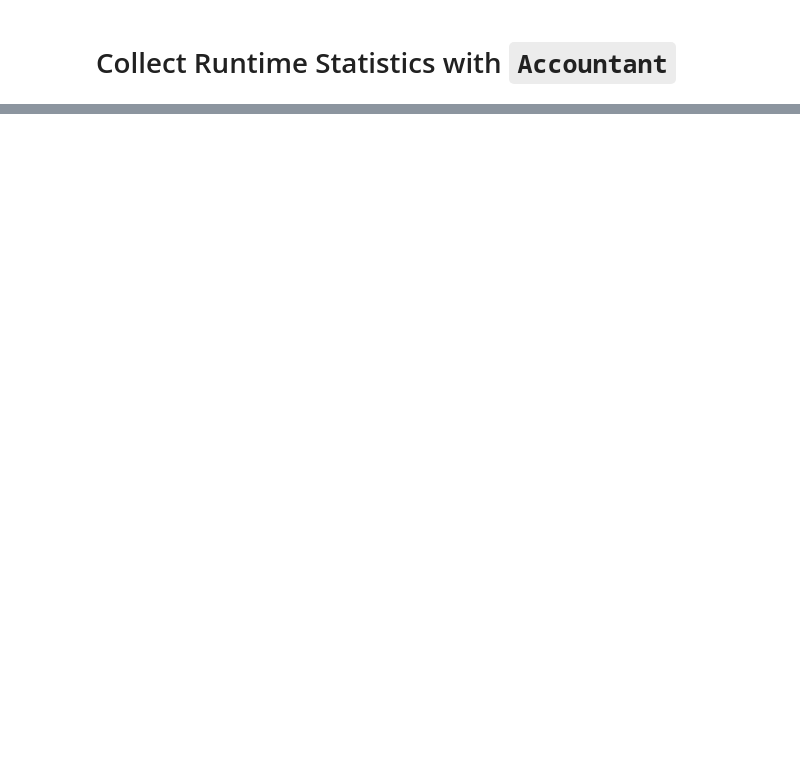
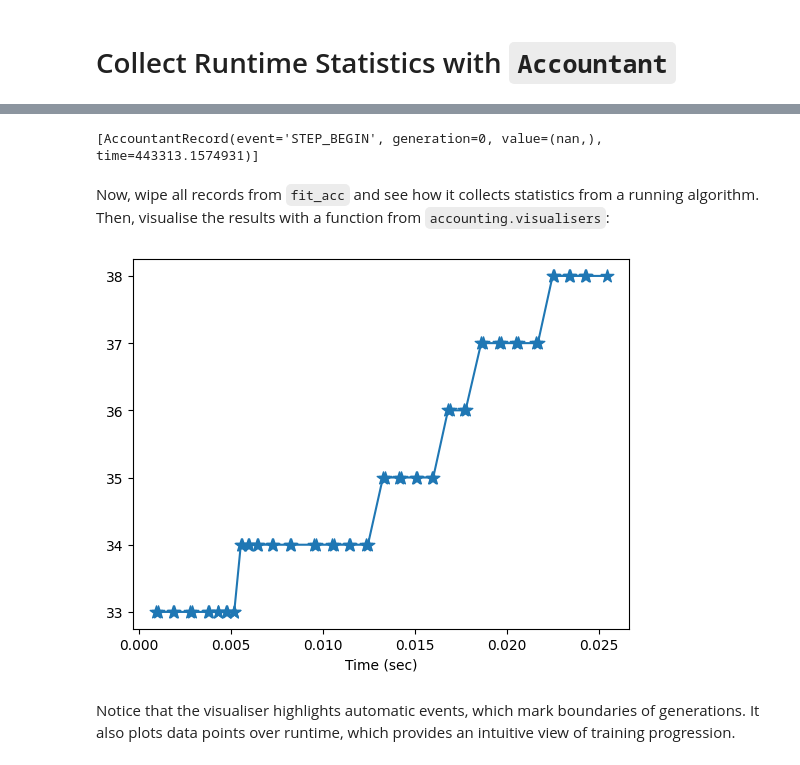
Before and after one commit to lyodine/evokit, a Jupyter notebook: docs/source/guides/examples/accountant.ipynb, the cells around one changed output, grey strips where cells are left out. Saved outputs shown, nothing was run; the diff lists cells and outputs as text; code cells hidden in the pictures; blank space fills up the shorter version.

```diff
--- a/docs/source/guides/examples/accountant.ipynb
+++ b/docs/source/guides/examples/accountant.ipynb
@@ -92,0 +118,8 @@ print(acc1.publish())
+# %%
+fit_acc = Accountant[HomogeneousAlgorithm[BinaryString], tuple[float, ...]](
+    events=[],
+    handler=lambda algo: algo.population.best().fitness,
+    watch_automatic_events=True)
+
+algo_2.register(fit_acc)
+assert(fit_acc in algo_2.accountants)
@@ -92,0 +139,9 @@ print(acc1.publish())
+# %%
+algo_2.update(algo.automatic_events[0])
+print(fit_acc.report())
+# %% [output]
+[AccountantRecord(event='STEP_BEGIN', generation=0, value=(nan,), time=443313.1574931)]
+# %% [markdown]
+Now, wipe all records from `fit_acc` and see how
+it collects statistics from a running algorithm. Then, visualise
+the results with a function from `accounting.visualisers`:
@@ -92,0 +153,12 @@ print(acc1.publish())
+# %%
+from evokit.accounting.visualisers import plot
+
+plot(fit_acc.report(),
+     track_generation=True,
+     use_line=True,)
+# %% [output]
+[figure, added]
+# %% [markdown]
+Notice that the visualiser highlights automatic events,
+which mark boundaries of generations. It also plots data points
+over runtime, which provides an intuitive view of training progression.
```
Also changed, not shown: parts of 21 cells of this notebook, 13 other files.
